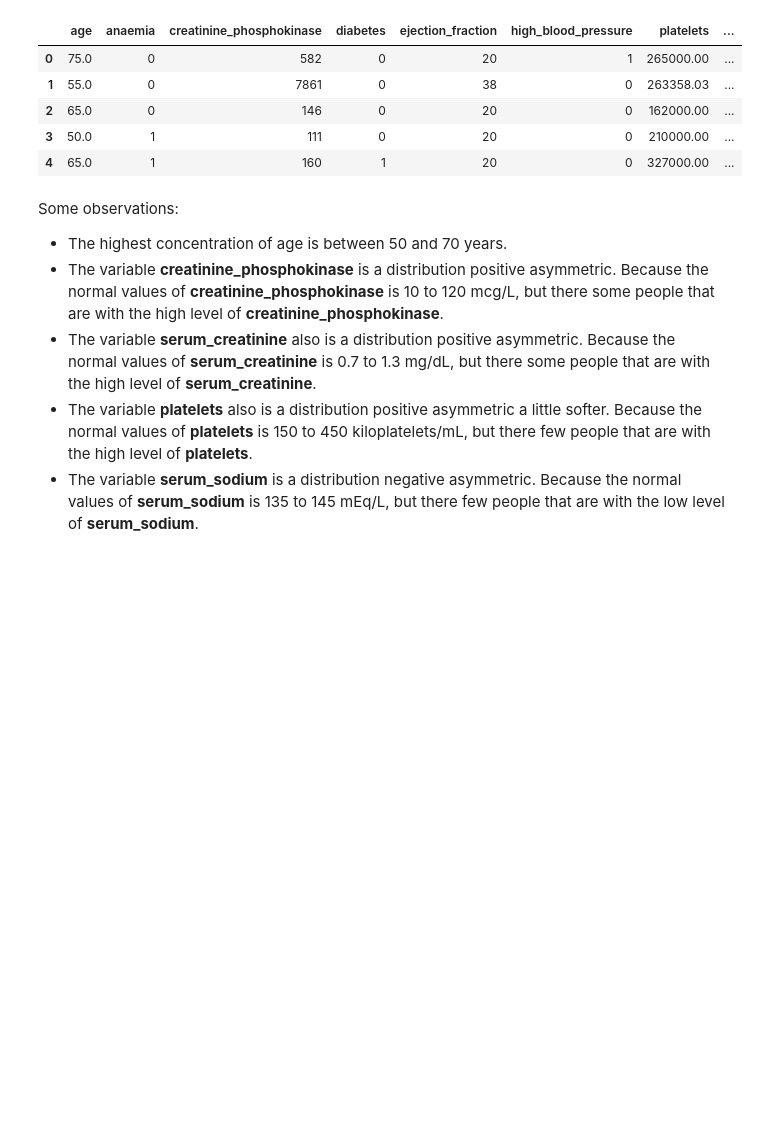
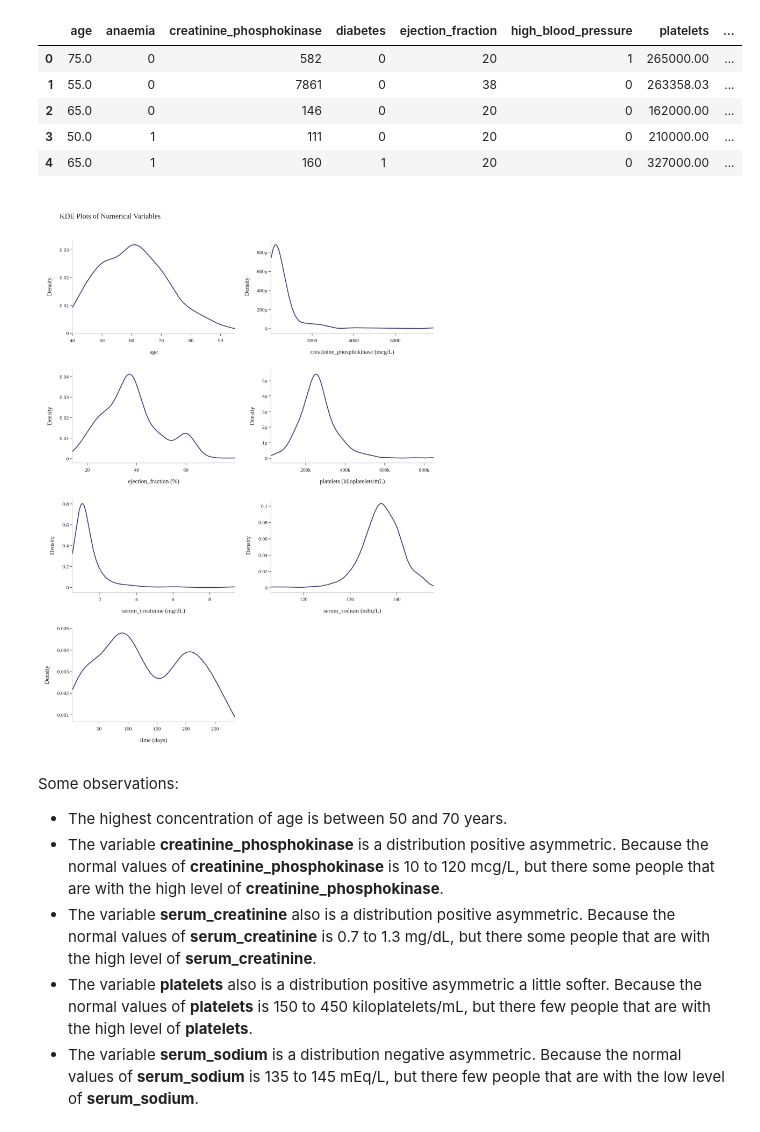
Before and after one commit to Fabio-luiz-sousa/prediction_heart_failure, a Jupyter notebook: eda/heart_failure_eda.ipynb, the cells around one changed output. Saved outputs shown, nothing was run; the diff lists cells and outputs as text; code cells hidden in the pictures; blank space fills up the shorter version.

```diff
--- a/eda/heart_failure_eda.ipynb
+++ b/eda/heart_failure_eda.ipynb
@@ -106,30 +106,34 @@ df_cleaned.head()
 # %%
 # ploting grafhics of distribution numerical variables
 numerical_variables = df_cleaned[['age','creatinine_phosphokinase','ejection_fraction','platelets','serum_creatinine','serum_sodium','time']].copy()
 
 fig  = make_subplots(rows = 4, cols=2)
 rows = [1,1,2,2,3,3,4]
 cols = [1,2,1,2,1,2,1]
 
-def create_trace(df: pd.DataFrame):
+# function create a kde plot of numerical variables
+def create_trace(df: pd.DataFrame) -> list[go.Figure]:
     list_traces = list()
     for column in df.columns:
         trace = ff.create_distplot([df[column]],group_labels=[column],show_rug=False,colors=['#453F78'])
         list_traces.append(trace.data[1])
     return list_traces
 
 traces = create_trace(numerical_variables)
 
 fig.add_traces(traces,rows=rows,cols=cols)
-fig.update_layout(showlegend=True,height=1300,title='KDE Plots of Numerical Varibles',font_family='Rockwell',template='simple_white')
+fig.update_layout(showlegend=True,height=1300,title='KDE Plots of Numerical Variables',font_family='Rockwell',template='simple_white')
 fig.update_yaxes(title_text='Density',linecolor='silver')
 fig.update_xaxes(title_text='age',row=1,col=1,linecolor='silver')
 fig.update_xaxes(title_text='creatinine_phosphokinase (mcg/L)',row=1,col=2,linecolor='silver')
 fig.update_xaxes(title_text='ejection_fraction (%)',row=2,col=1,linecolor='silver')
 fig.update_xaxes(title_text='platelets (kiloplatelets/mL)',row=2,col=2,linecolor='silver')
 fig.update_xaxes(title_text='serum_creatinine (mg/dL)',row=3,col=1,linecolor='silver')
 fig.update_xaxes(title_text='serum_sodium (mEq/L)',row=3,col=2,linecolor='silver')
 fig.update_xaxes(title_text='time (days)',row=4,col=1,linecolor='silver')
+fig.show('png',scale=2,width=1000)
+# %% [output]
+[figure, added]
 # %% [markdown]
 Some observations:
 - The highest concentration of age is between 50 and 70 years.
```
Also changed, not shown: parts of 5 cells of this notebook, 1 other file.
